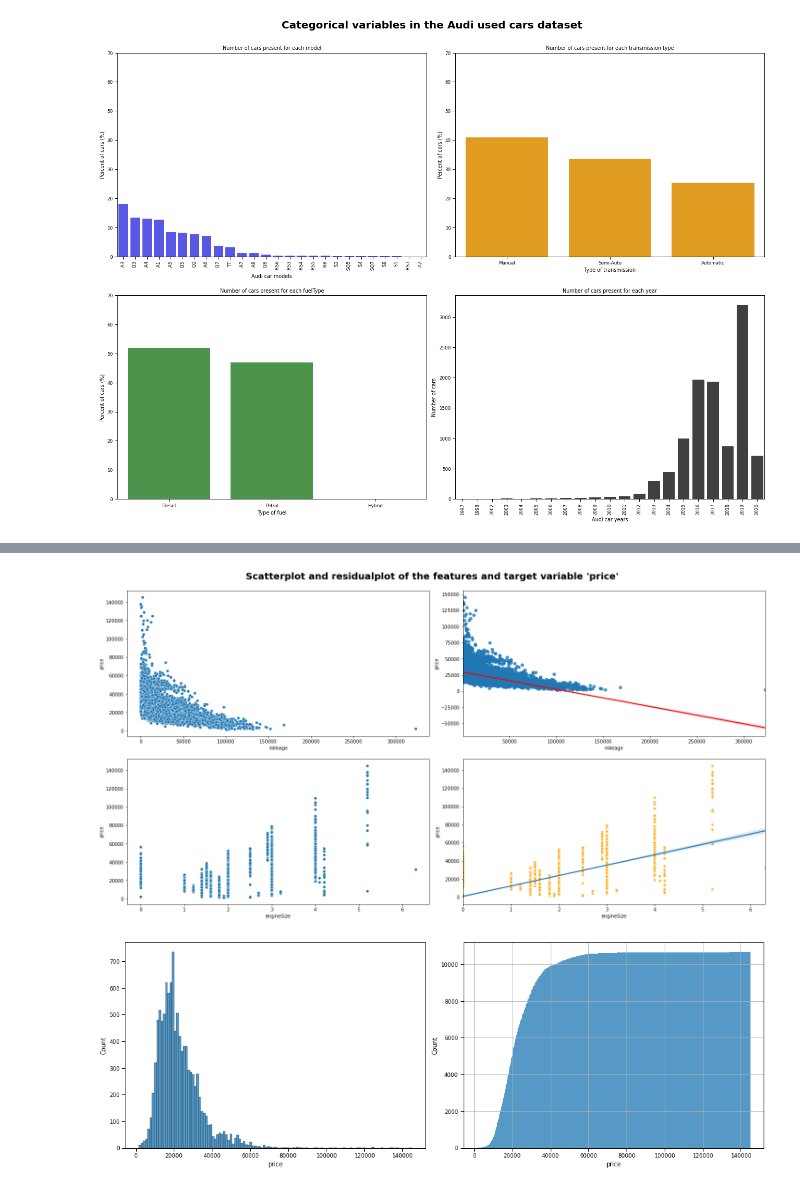
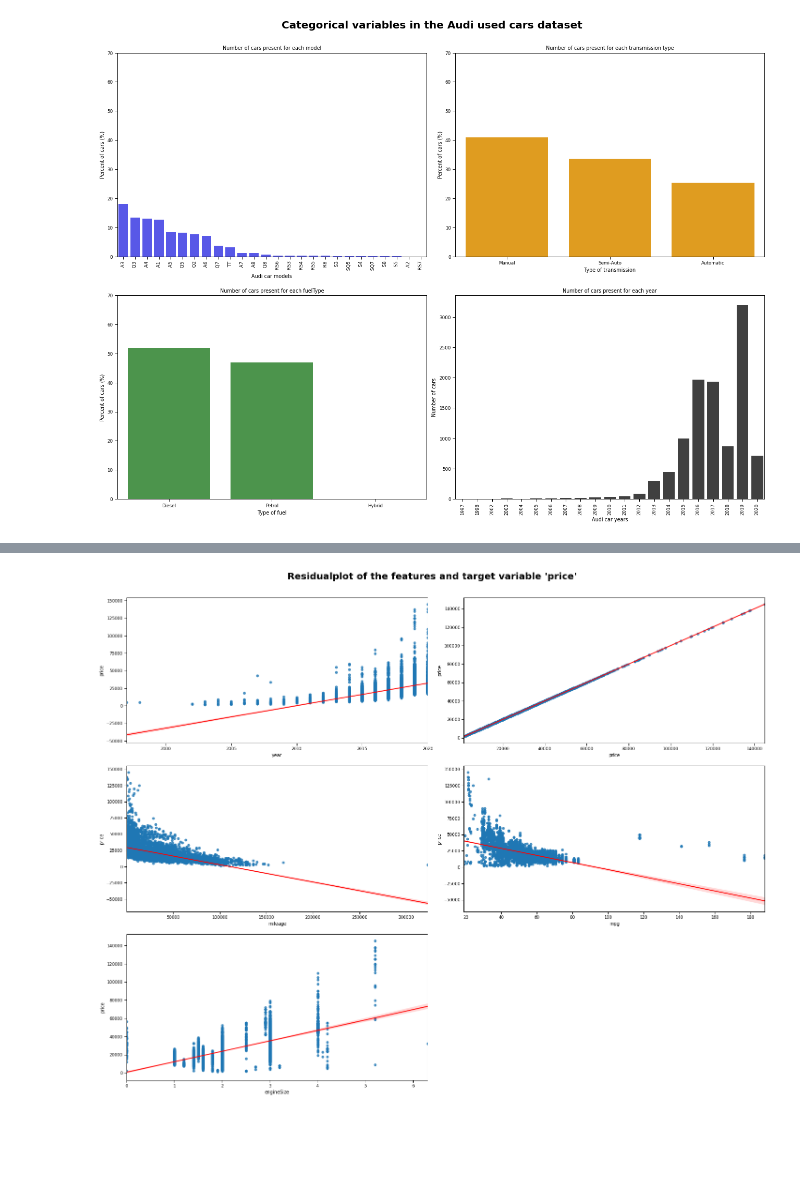
Before and after one commit to NahimaTrisha/Data-visualization-with-Python, a Jupyter notebook: audi_used_car_EDA.ipynb, the cells around one changed output, grey strips where cells are left out. Cells and saved outputs as stored; diff of their text form; code cells hidden in the pictures; blank space fills up the shorter version.

```diff
--- a/audi_used_car_EDA.ipynb
+++ b/audi_used_car_EDA.ipynb
@@ -35,0 +62,4 @@ memory usage: 666.9+ KB
+# %%
+numeric_cols = separate_num_cols(df)
+
+print(numeric_cols)
@@ -272,3 +310,13 @@ plt.tight_layout(h_pad=1.8)
 plt.show()
 # %% [output]
 [figure]
+# %%
+plt.figure(figsize=(20,15))
+
+for index in range(len(numeric_cols)):
+    plt.subplot(3,2,index+1)
+    sns.scatterplot(x=df[numeric_cols[index]], y='price', data=df, hue='transmission')
+
+plt.suptitle("Scatterplot of the features and target variable 'price'",fontsize=20, y=1.04, fontweight=700)
+plt.tight_layout(h_pad=1.8)
+plt.show()
@@ -275,36 +325,12 @@ plt.show()
 # %%
-plt.figure(figsize=(20,10))
+plt.figure(figsize=(20,15))
 
-plt.subplot(2,2,1)
-sns.scatterplot(x='mileage', y='price', data=df)
+for index in range(len(numeric_cols)):
+    plt.subplot(3,2,index+1)
+    sns.regplot(x=df[numeric_cols[index]], y='price', data=df, line_kws={'color':'r'})
 
-plt.subplot(2,2,2)
-sns.regplot(x='mileage', y='price', data=df, line_kws={'color':'r'})
-
-plt.subplot(2,2,3)
-sns.scatterplot(x='engineSize', y='price', data=df)
-
-plt.subplot(2,2,4)
-sns.regplot(x='engineSize', y='price', data=df,
-            scatter_kws={'color':'orange', 'edgecolor':'white'})
-
-plt.suptitle("Scatterplot and residualplot of the features and target variable 'price'",fontsize=20, y=1.04, fontweight=700)
-
+plt.suptitle("Residualplot of the features and target variable 'price'",fontsize=20, y=1.04, fontweight=700)
 plt.tight_layout(h_pad=1.8)
 plt.show()
 # %% [output]
-[figure, old version]
+[figure, new version]
-# %%
-plt.figure(figsize=(15,10))
-
-plt.subplot(2,2,1)
-sns.histplot(data=df, x='price')
-
-plt.subplot(2,2,2)
-sns.histplot(data=df, x='price', binwidth=1, cumulative=True)
-plt.grid()
-
-plt.tight_layout()
-plt.show()
-# %% [output]
-[figure, removed]
```
Also changed, not shown: parts of 14 cells of this notebook.
